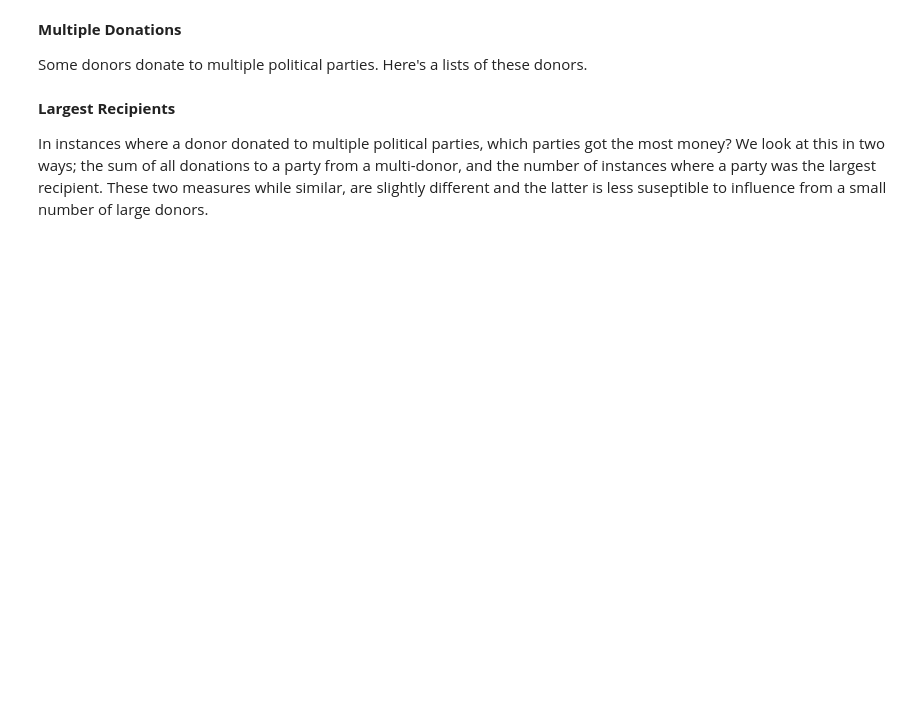
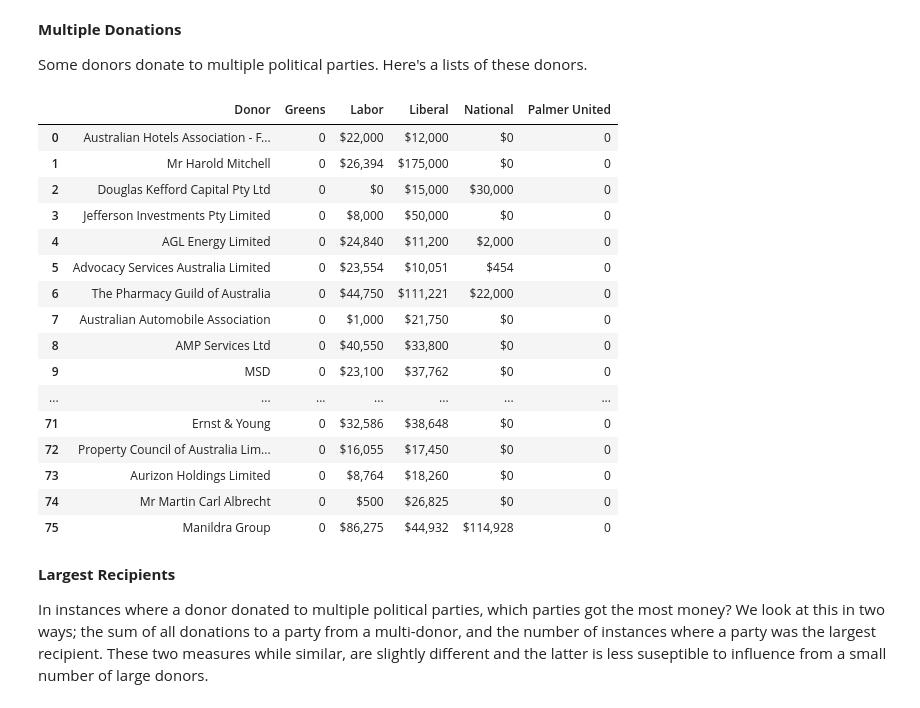
Before and after one commit to adamjoshuagray/Australian-Political-Donations, a Jupyter notebook: Donations.ipynb, the cells around one changed output. Drawn from its saved outputs; the diff is of its cells as text; code cells hidden in the pictures; blank space fills up the shorter version.

```diff
--- a/Donations.ipynb
+++ b/Donations.ipynb
@@ -191,16 +232,32 @@ for comb in itt.product(donors.keys(),donors.keys()):
 # %%
 table = []
 for donor in multi_donors:
     row = {'Donor' : donor}
     for party, dons in donations.items():
         row[party] = dons[dons['DonorClientNm'] == donor]['AmountPaid'].sum()
     table.append(row)
 multi_donor_df = pd.DataFrame(table)
-multi_donor_df['Google Search'] = multi_donor_df.apply(
-    lambda r: '<a href=\"%s\">Search</a>' % gurl(r['Donor']), axis=1)
 
 
-display(HTML(multi_donor_df.to_html(escape=False)))
+display(multi_donor_df)
+# %% [output]
+|  | Donor | Greens | Labor | Liberal | National | Palmer United |
+| 0 | Australian Hotels Association - F... | 0 | $22,000 | $12,000 | $0 | 0 |
+| 1 | Mr Harold Mitchell | 0 | $26,394 | $175,000 | $0 | 0 |
+| 2 | Douglas Kefford Capital Pty Ltd | 0 | $0 | $15,000 | $30,000 | 0 |
+| 3 | Jefferson Investments Pty Limited | 0 | $8,000 | $50,000 | $0 | 0 |
+| 4 | AGL Energy Limited | 0 | $24,840 | $11,200 | $2,000 | 0 |
+| 5 | Advocacy Services Australia Limited | 0 | $23,554 | $10,051 | $454 | 0 |
+| 6 | The Pharmacy Guild of Australia | 0 | $44,750 | $111,221 | $22,000 | 0 |
+| 7 | Australian Automobile Association | 0 | $1,000 | $21,750 | $0 | 0 |
+| 8 | AMP Services Ltd | 0 | $40,550 | $33,800 | $0 | 0 |
+| 9 | MSD | 0 | $23,100 | $37,762 | $0 | 0 |
+| ... | ... | ... | ... | ... | ... | ... |
+| 71 | Ernst & Young | 0 | $32,586 | $38,648 | $0 | 0 |
+| 72 | Property Council of Australia Lim... | 0 | $16,055 | $17,450 | $0 | 0 |
+| 73 | Aurizon Holdings Limited | 0 | $8,764 | $18,260 | $0 | 0 |
+| 74 | Mr Martin Carl Albrecht | 0 | $500 | $26,825 | $0 | 0 |
+| 75 | Manildra Group | 0 | $86,275 | $44,932 | $114,928 | 0 |
 # %% [markdown]
 __Largest Recipients__
 
```
Also changed, not shown: parts of 3 cells of this notebook.
